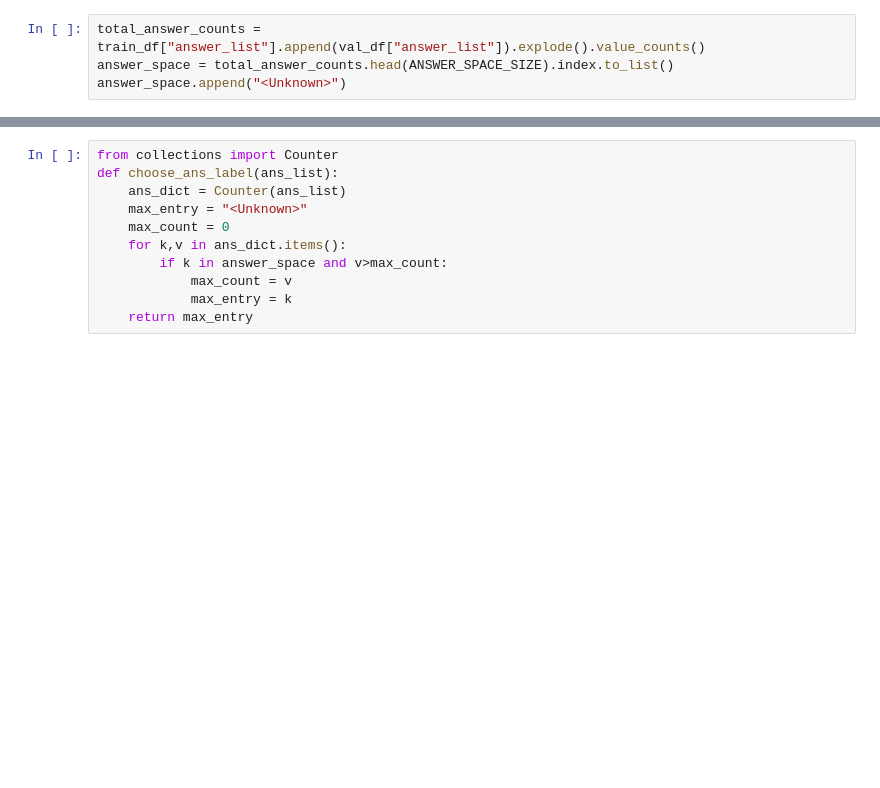
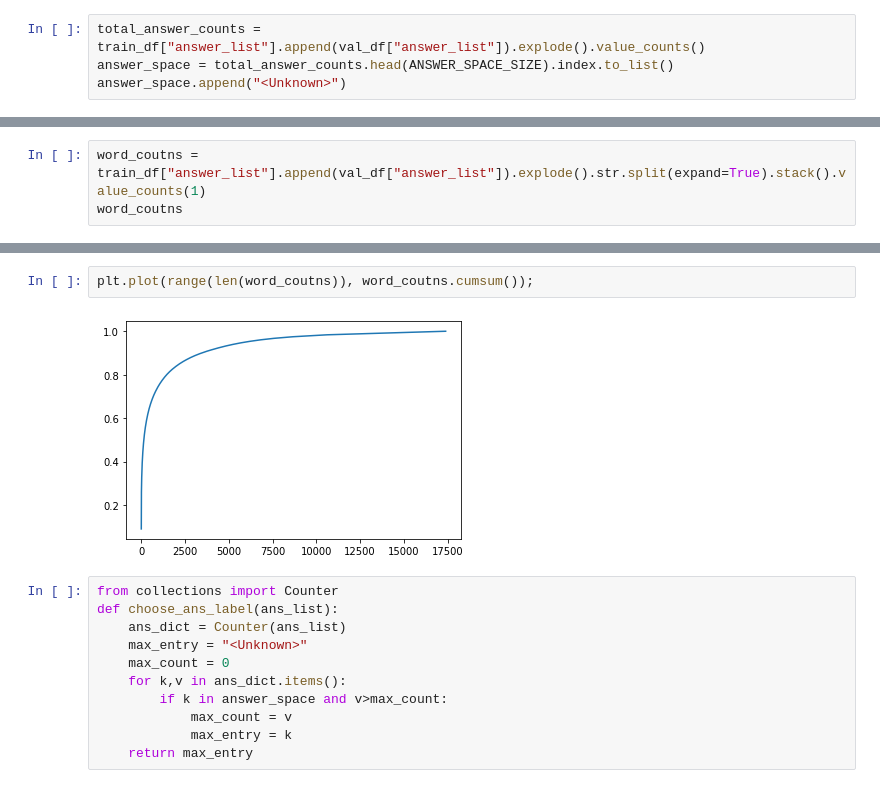
Before and after one commit to RajibDas-123/VQA-BEiT, a Jupyter notebook: vqa-example.ipynb, the cells around one changed output, grey strips where cells are left out. Saved outputs shown, nothing was run; the diff lists cells and outputs as text; blank space fills up the shorter version.

```diff
--- a/vqa-example.ipynb
+++ b/vqa-example.ipynb
@@ -79,0 +190,3 @@ answer_space.append("<Unknown>")
+# %%
+word_coutns = train_df["answer_list"].append(val_df["answer_list"]).explode().str.split(expand=True).stack().value_counts(1)
+word_coutns
@@ -80,3 +206,7 @@ answer_space.append("<Unknown>")
+# %%
+plt.plot(range(len(word_coutns)), word_coutns.cumsum());
+# %% [output]
+[figure, added]
 # %%
 from collections import Counter
 def choose_ans_label(ans_list):
```
Also changed, not shown: parts of 12 cells of this notebook, 4 other files.
